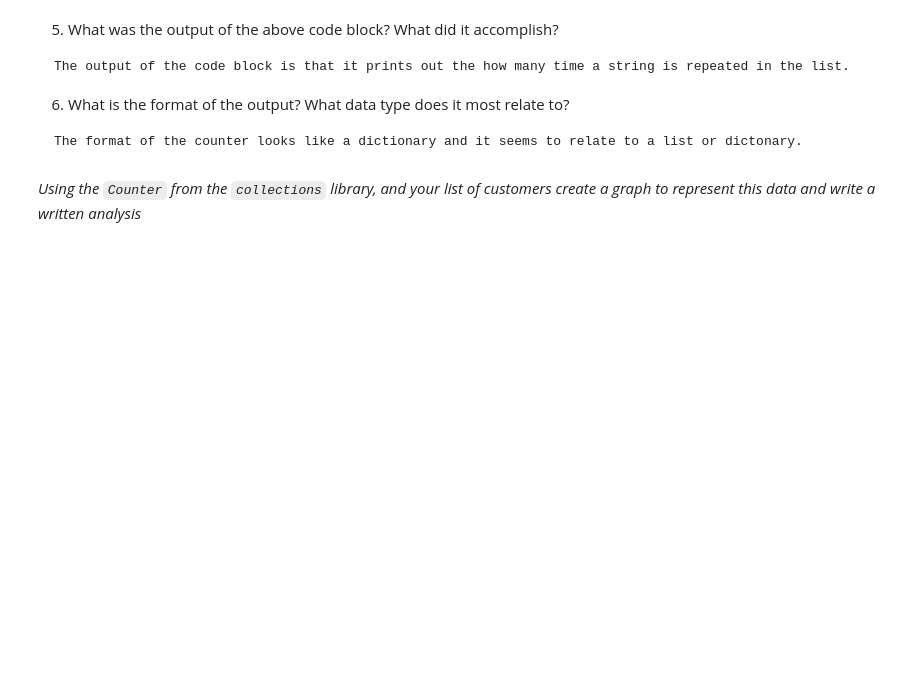
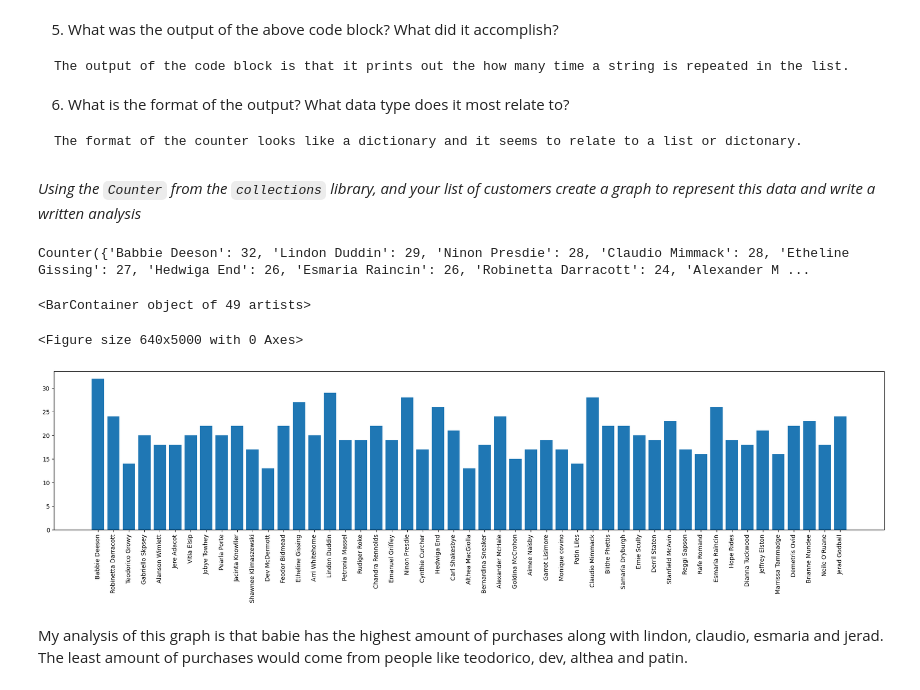
Before and after one commit to AdrianC167/Unit_Two_Data_Science, a Jupyter notebook: splitting_data_real.ipynb, the cells around one changed output. Saved outputs shown, nothing was run; the diff lists cells and outputs as text; code cells hidden in the pictures; blank space fills up the shorter version.

````diff
--- a/splitting_data_real.ipynb
+++ b/splitting_data_real.ipynb
@@ -80,3 +146,27 @@ The format of the counter looks like a dictionary and it seems to relate to a li
 ```
 # %% [markdown]
 *Using the `Counter` from the `collections` library, and your list of customers create a graph to represent this data and write a written analysis*
+# %%
+#creates name as a variable and sets it equal to the counter value of list
+names = Counter(list)
+#prints its out
+print(names)
+#sets a to equal to the dictionary values of names
+a = names.values()
+#sets s to the dictionary keys of names
+s = names.keys()
+#sets the graph height
+plt.figure().set_figheight(50)
+#sets the graph width
+plt.figure().set_figwidth(25)
+#rotates the x labels by 90 degrees
+plt.xticks(rotation=90)
+#plots the points s and a in a bar graph and aligns it in the center
+plt.bar(s,a,align='center')
+# %% [output]
+Counter({'Babbie Deeson': 32, 'Lindon Duddin': 29, 'Ninon Presdie': 28, 'Claudio Mimmack': 28, 'Etheline Gissing': 27, 'Hedwiga End': 26, 'Esmaria Raincin': 26, 'Robinetta Darracott': 24, 'Alexander M ...
+<BarContainer object of 49 artists>
+<Figure size 640x5000 with 0 Axes>
+[figure, added]
+# %% [markdown]
+My analysis of this graph is that babie has the highest amount of purchases along with lindon, claudio, esmaria and jerad. The least amount of purchases would come from people like teodorico, dev, althea and patin.
````
Also changed, not shown: parts of 4 cells of this notebook.
